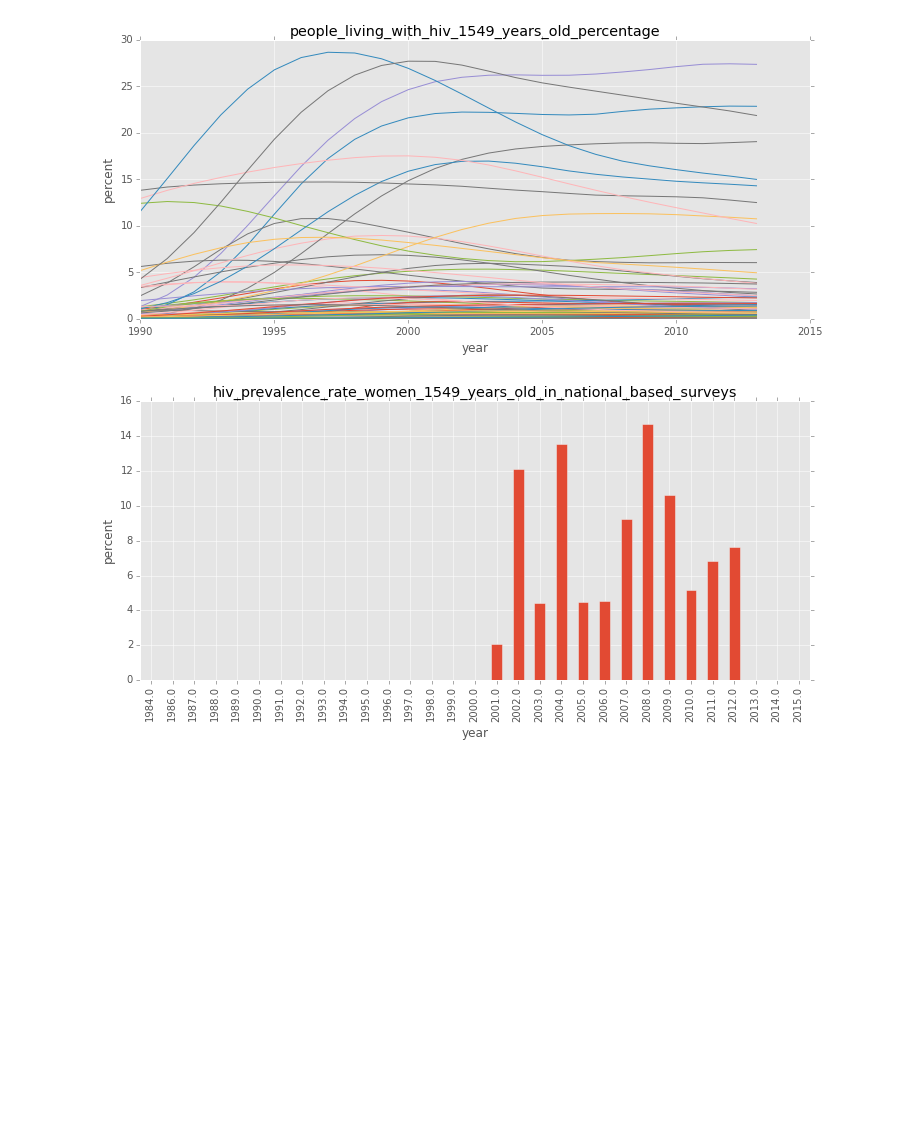
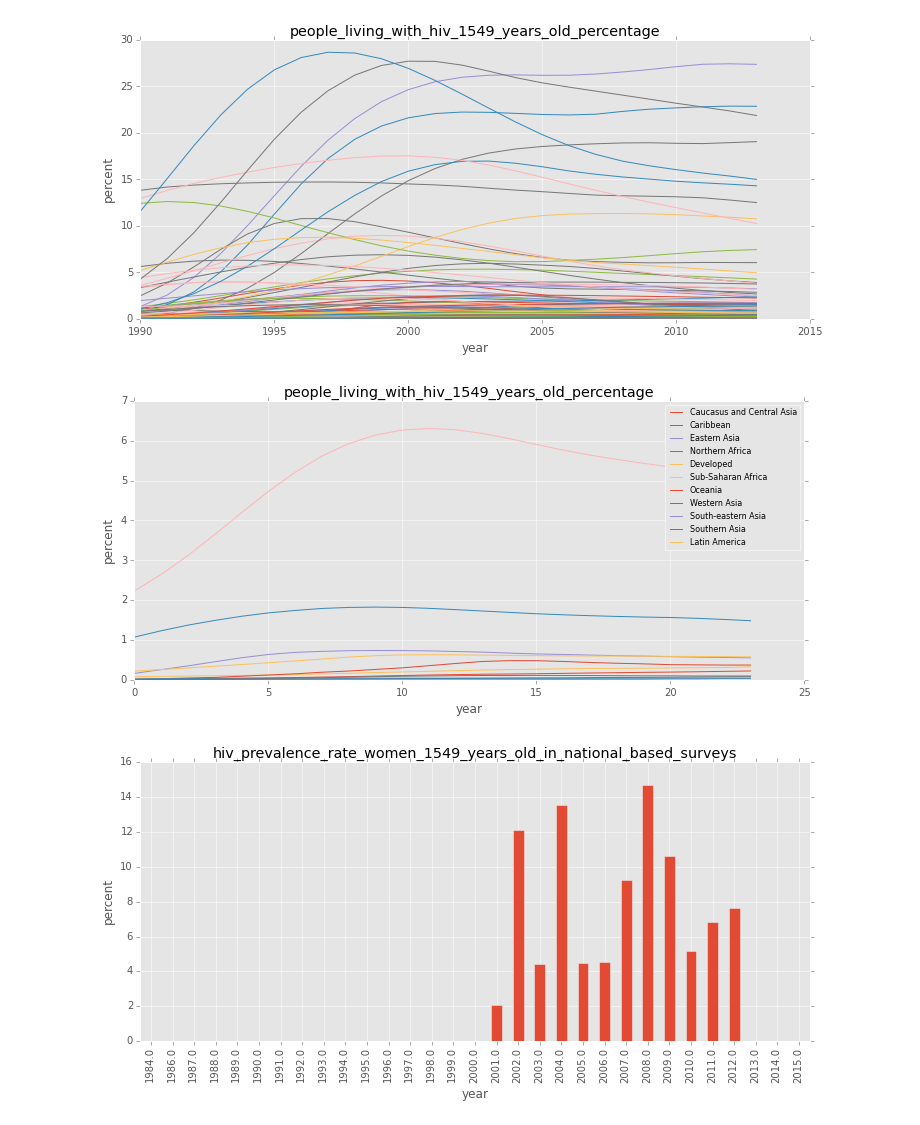
Before and after one commit to emschuch/UN_challenge_HIV, a Jupyter notebook: UNdata_02explore.ipynb, the cells around one changed output. Saved outputs shown, nothing was run; the diff lists cells and outputs as text; code cells hidden in the pictures; blank space fills up the shorter version.

```diff
--- a/UNdata_02explore.ipynb
+++ b/UNdata_02explore.ipynb
@@ -122,8 +147,12 @@ plot_by_country(col)
 # %%
-col = 'people_living_with_hiv_1549_years_old_percentage'
-plot_me_data(col)
-plot_by_country(col)
+hiv_pct = 'people_living_with_hiv_1549_years_old_percentage'
+plot_me_data(hiv_pct)
+plot_by_country(hiv_pct)
 # %% [output]
 [figure]
 [figure]
+# %%
+plot_by_region(hiv_pct)
+# %% [output]
+[figure, added]
 # %%
```
Also changed, not shown: parts of 36 cells of this notebook, 2 other files.
